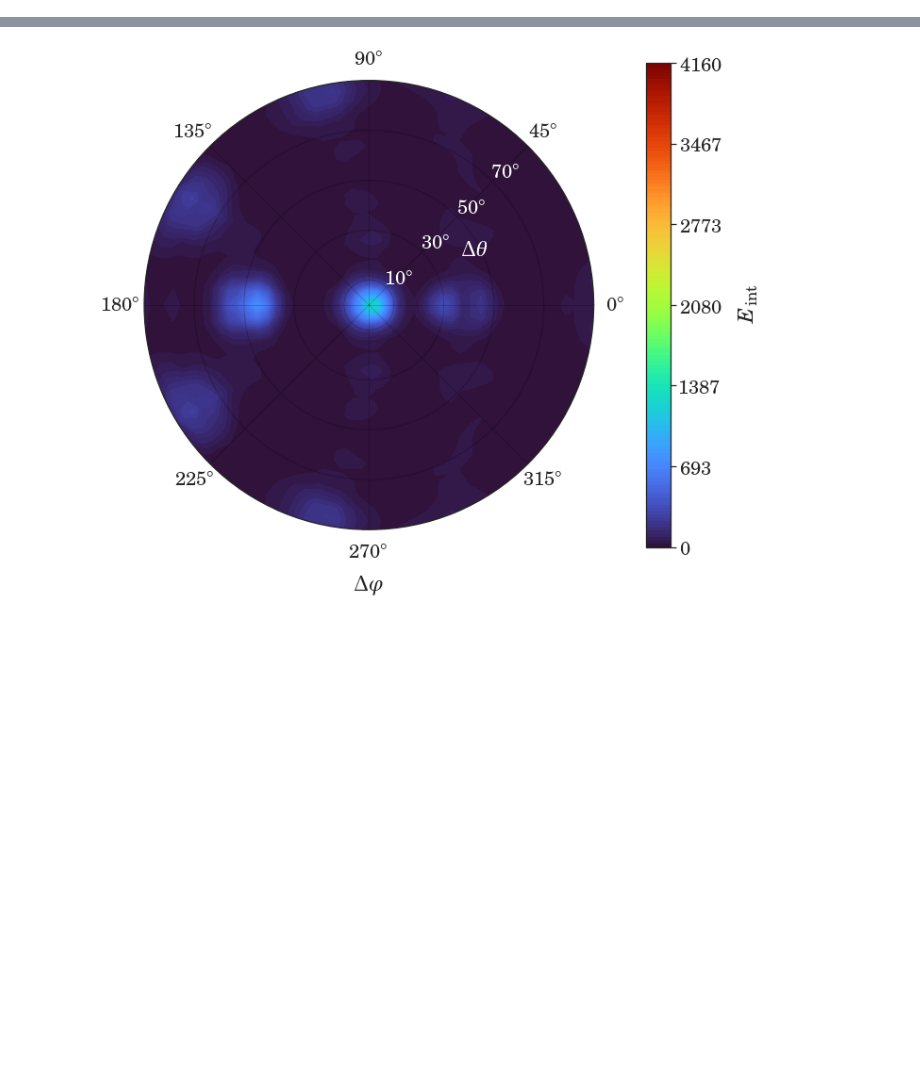
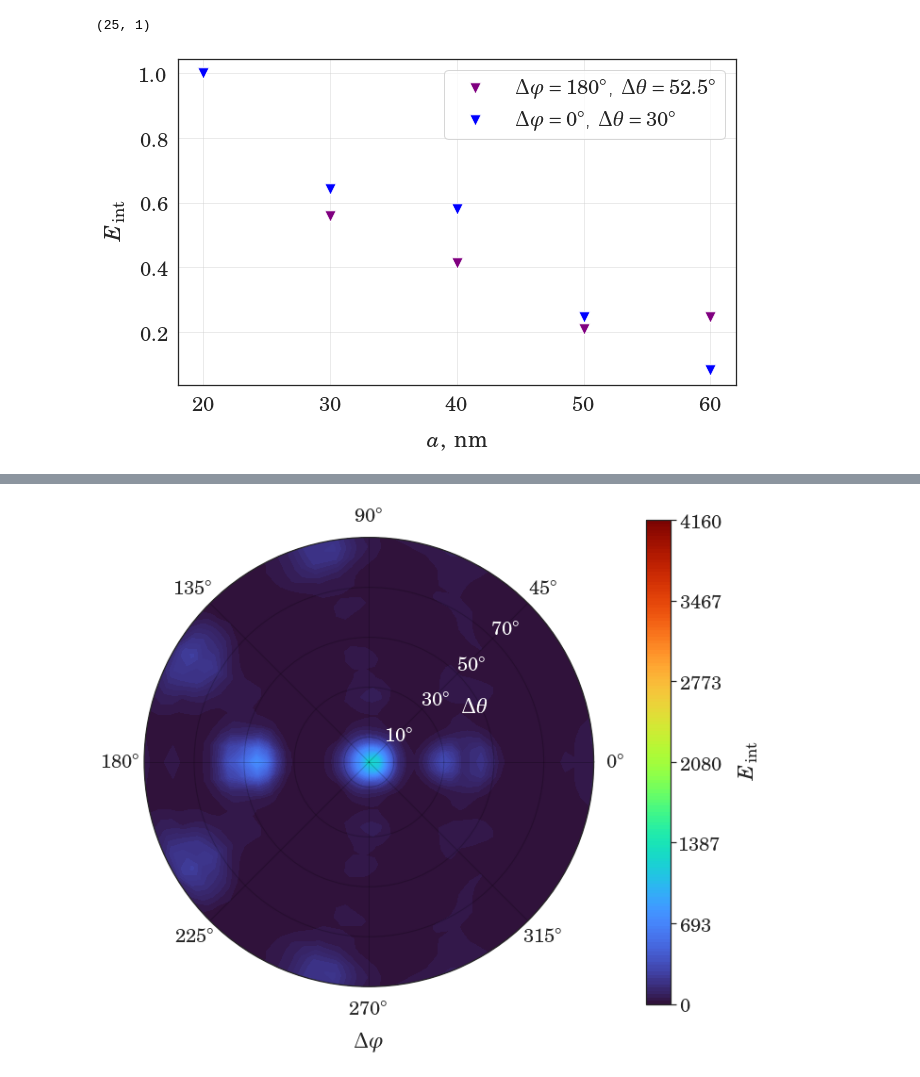
Before and after one commit to Misery7100-Magistracy/Angular-dispersion-boost, a Jupyter notebook: computations/mstm3d.ipynb, the cells around one changed output, grey strips where cells are left out. Cells and saved outputs as stored; diff of their text form; code cells hidden in the pictures; blank space fills up the shorter version.

```diff
--- a/computations/mstm3d.ipynb
+++ b/computations/mstm3d.ipynb
@@ -98 +131,27 @@ eint_glob = sum(list(eint_storage.values()))
+# %%
+eint_storage[30].shape
+# %% [output]
+(25, 1)
+# %%
+import matplotlib.pyplot as plt
+import seaborn as sns
+
+x = sorted(list(eint_storage.keys()))
+
+y = [eint_storage[r][14, 29] for r in x]
+y = [s / y[0] for s in y]
+
+y2 = [eint_storage[r][8, 0] for r in x]
+y2 = [s / y2[0] for s in y2]
+
+fig, ax = plt.subplots(figsize=(10, 6))
+sns.scatterplot(x=x, y=y, s=130, marker='v', color='purple', label=r'$\Delta \varphi = 180^\circ$, $\Delta \theta = 52.5^\circ$')
+sns.scatterplot(x=x, y=y2, s=130, marker='v', color='blue', label=r'$\Delta \varphi = 0^\circ$, $\Delta \theta = 30^\circ$')
+
+ax.set_xlabel(r'$a,$ $\rm{nm}$', labelpad=15)
+ax.set_ylabel(r'$E_{\rm{int}}$', labelpad=15)
+
+#fig.savefig('../tex/components/img/celes/energy_vs_radius.pdf', bbox_inches='tight')
+# %% [output]
+[figure, added]
 # %%
```
Also changed, not shown: parts of 14 cells of this notebook, 33 other files.
